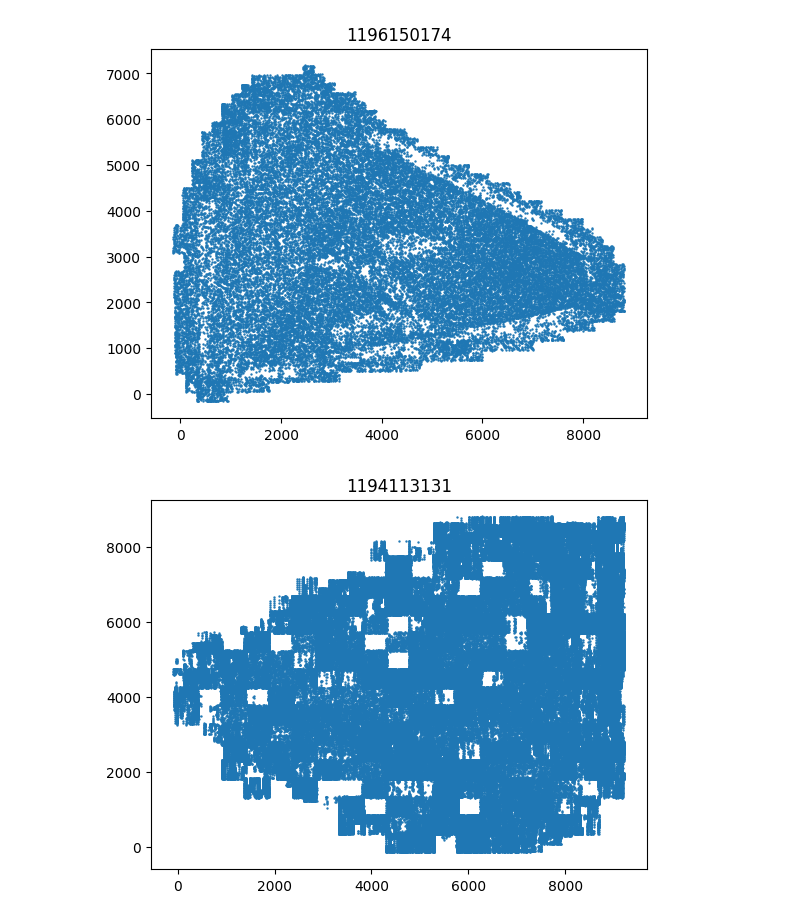
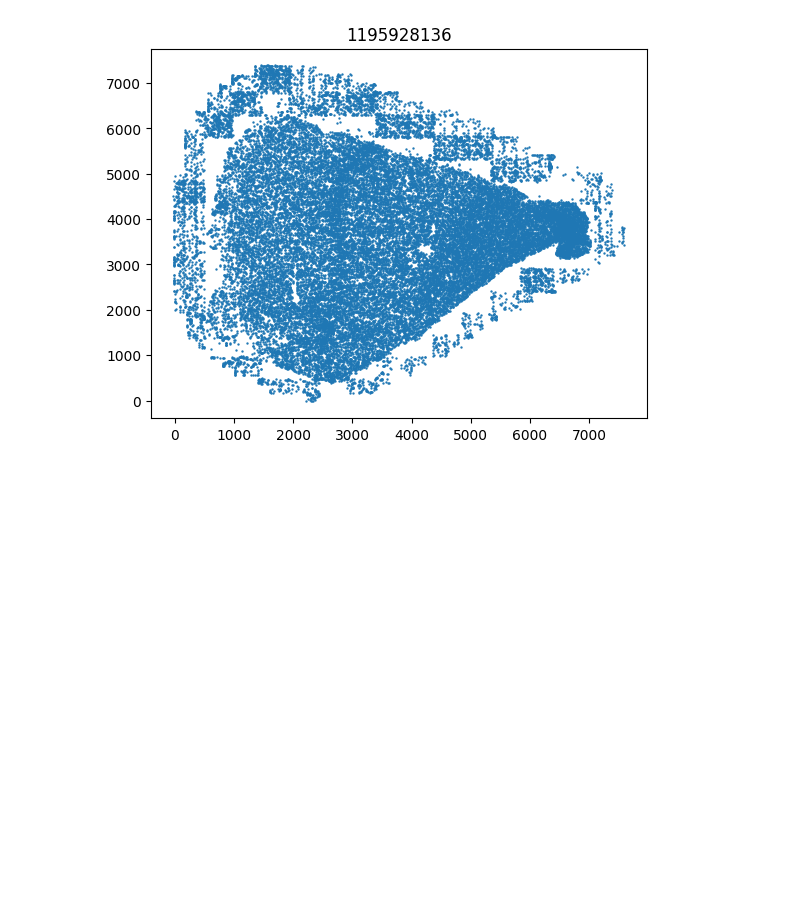
Before and after one commit to AllenInstitute/spots-in-space, a Jupyter notebook: code/merscope_processing/plot cellbygene.ipynb, the cells around one changed output. Cells and saved outputs as stored; diff of their text form; code cells hidden in the pictures; blank space fills up the shorter version.

```diff
--- a/code/merscope_processing/plot cellbygene.ipynb
+++ b/code/merscope_processing/plot cellbygene.ipynb
@@ -1,17 +1,16 @@
 # %%
 import pandas as pd
 from matplotlib import pyplot as plt
 from pathlib import Path
 
-to_plot = ['1196150174', '1194113131', '1195928141', '1170797664'] #1170797664 is not damaged
-#to_plot = ['1170797664']
+to_plot = ['1195928136'] #'1170797669' has no z4
+# to_plot = ['1170797669']
 root_folder = '/home/imaging_mfish/surveyNAS05/scratch/human/AD_MTG/resegmented_data_copies/not_for_h5ad'
 for p in to_plot:
-    md_path = Path(root_folder).joinpath(p+'/region_0/cellpose_cyto2_nuclei_mask4/cellpose_metadata.csv')
+    md_path = Path(root_folder).joinpath(p+'/region_0/cellpose_metadata.csv')
     md = pd.read_csv(md_path)
     plt.figure()
     plt.scatter(md['center_y'], md['center_x'], marker = '.', s=2)
     plt.title(p)
 # %% [output]
-[figure, old version]
+[figure, new version]
-[figure, removed]
```
Also changed, not shown: parts of 1 cell of this notebook, 6 other files.
